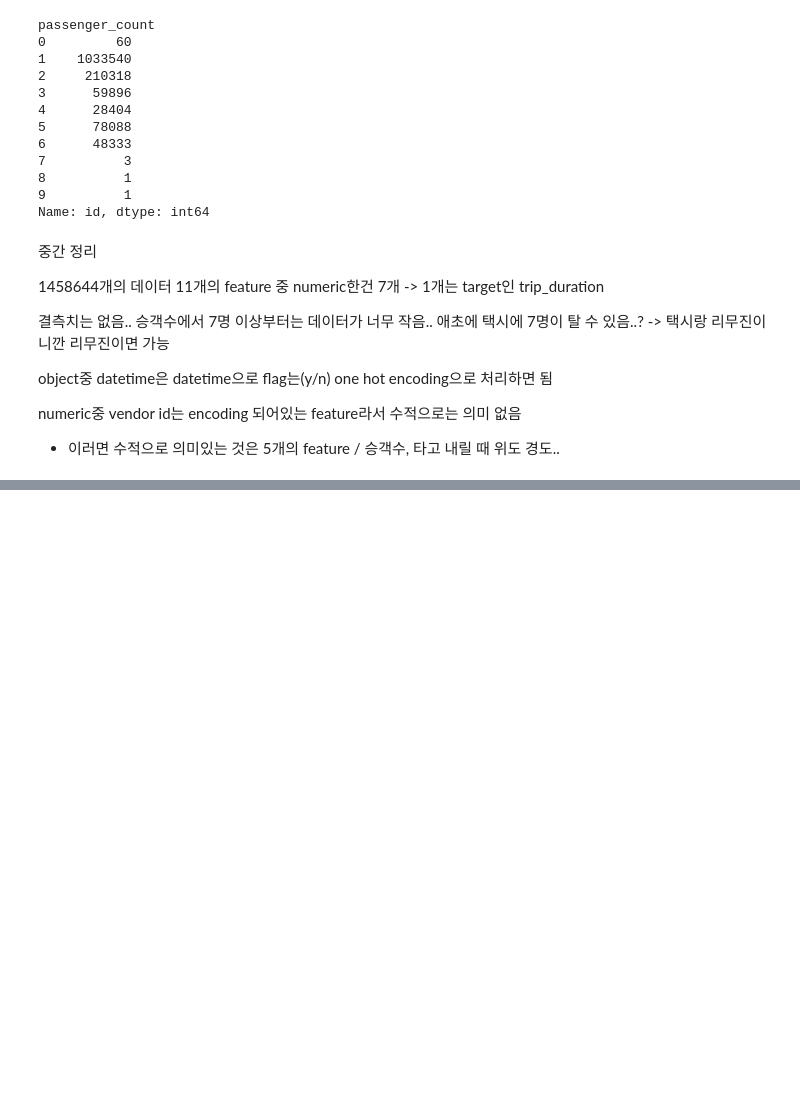
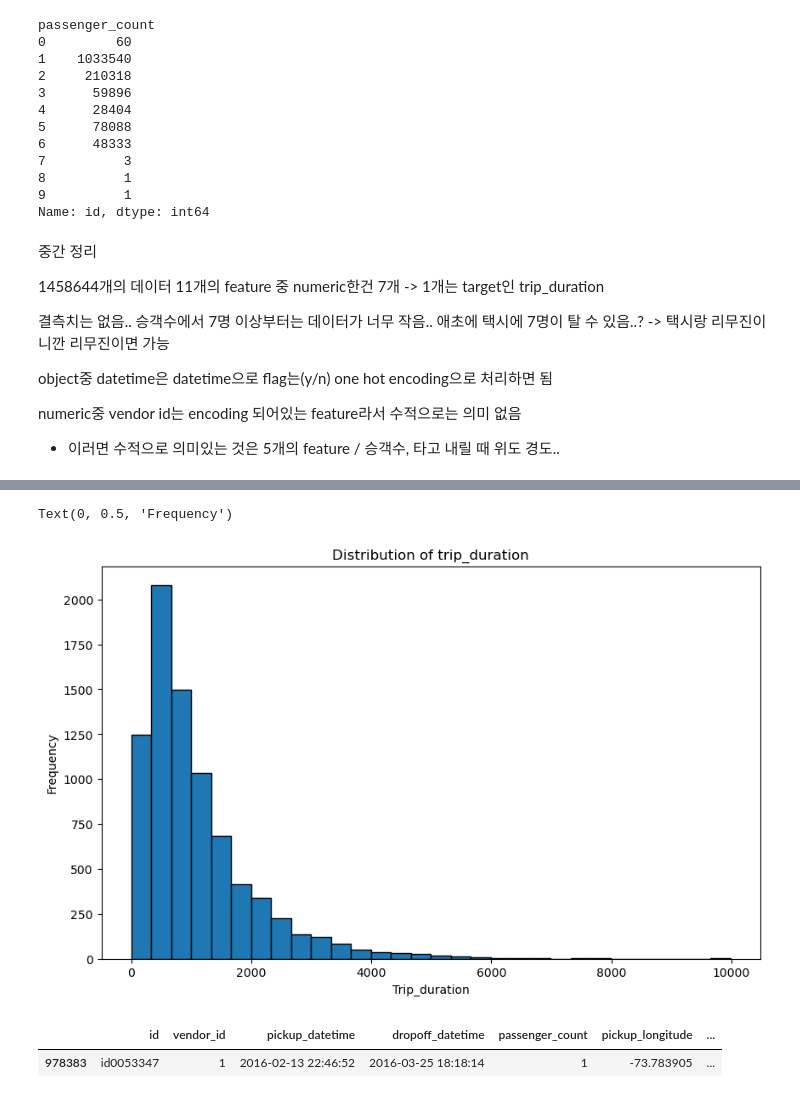
Before and after one commit to sincheol/leetcode_s, a Jupyter notebook: kaggle/nyc_taxi.ipynb, the cells around one changed output, grey strips where cells are left out. Drawn from its saved outputs; the diff is of its cells as text; code cells hidden in the pictures; blank space fills up the shorter version.

```diff
--- a/kaggle/nyc_taxi.ipynb
+++ b/kaggle/nyc_taxi.ipynb
@@ -115,0 +112,16 @@ Text(0, 0.5, 'Frequency')
+# %%
+import matplotlib.pyplot as plt
+import seaborn as sns
+plt.figure(figsize =(10,6)) #10x6inch
+plt.hist(train_f['trip_duration'][train_f['store_and_fwd_flag']=='Y'], bins = 30, edgecolor = 'black') #조각
+plt.title('Distribution of trip_duration')
+plt.xlabel('Trip_duration')
+plt.ylabel('Frequency')
+# %% [output]
+Text(0, 0.5, 'Frequency')
+[figure, added]
+# %%
+train_f[train_f['trip_duration']==3526282]
+# %% [output]
+|  | id | vendor_id | pickup_datetime | dropoff_datetime | passenger_count | pickup_longitude | ... |
+| 978383 | id0053347 | 1 | 2016-02-13 22:46:52 | 2016-03-25 18:18:14 | 1 | -73.783905 | ... |
```
Also changed, not shown: parts of 6 cells of this notebook, 5 other files.
